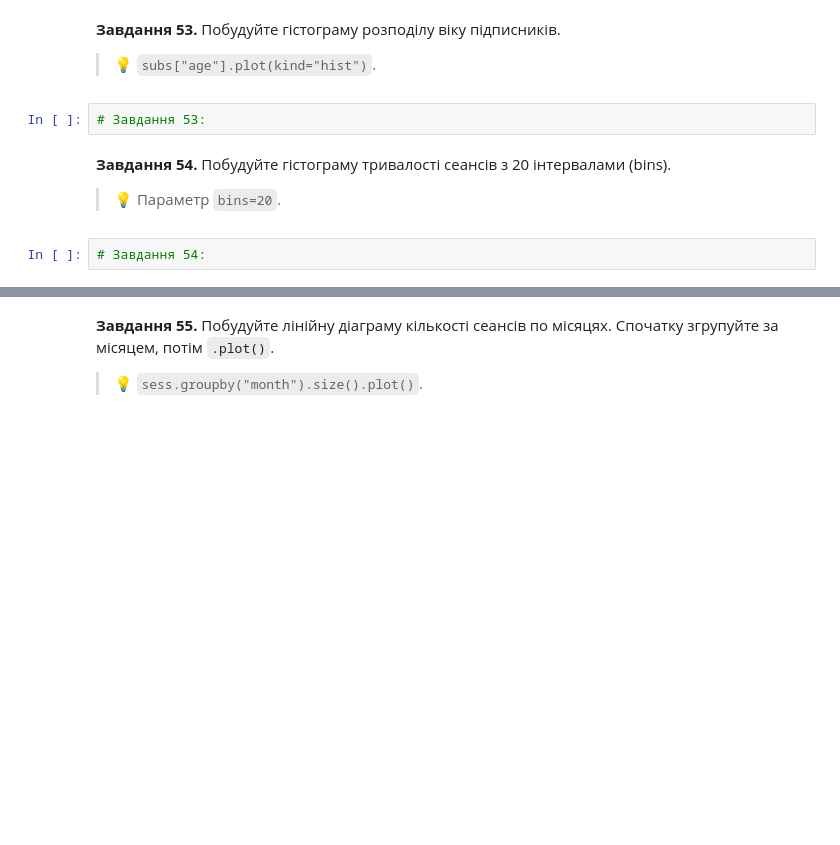
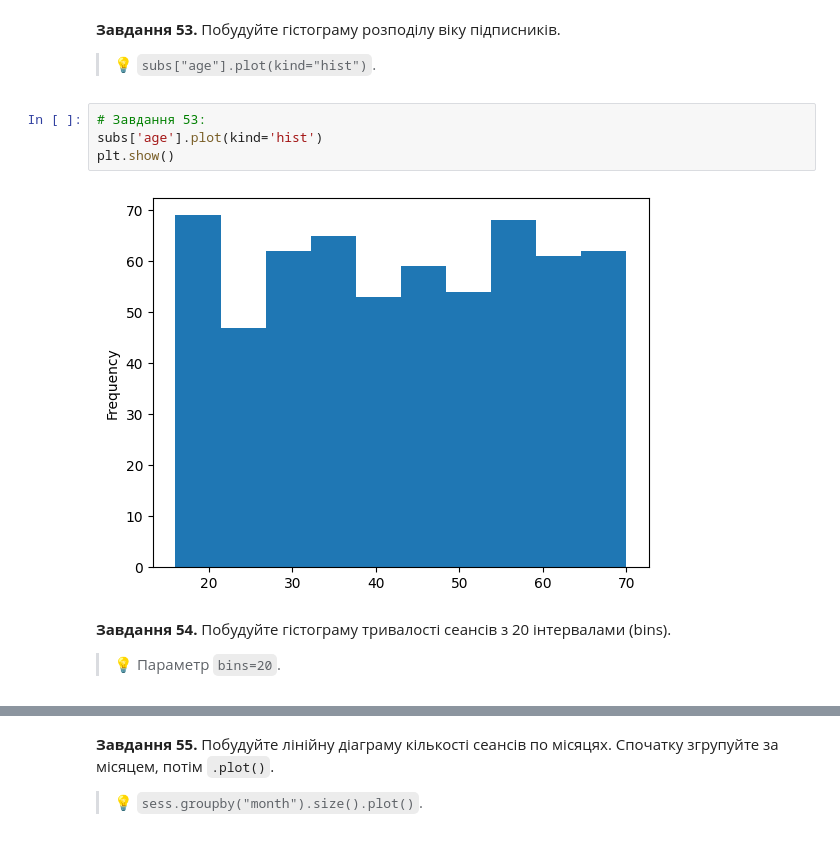
Before and after one commit to zzzer0-wav/myDTA_2026, a Jupyter notebook: DTA_homework/PANDAS_viz_practice_80tasks.ipynb, the cells around one changed output, grey strips where cells are left out. Drawn from its saved outputs; the diff is of its cells as text; blank space fills up the shorter version.

```diff
--- a/DTA_homework/PANDAS_viz_practice_80tasks.ipynb
+++ b/DTA_homework/PANDAS_viz_practice_80tasks.ipynb
@@ -439,9 +1043,11 @@ pandas вміє будувати швидкі графіки прямо з да
 > 💡 `subs["age"].plot(kind="hist")`.
 # %%
 # Завдання 53:
+subs['age'].plot(kind='hist')
+plt.show()
+# %% [output]
+[figure, added]
 # %% [markdown]
 **Завдання 54.** Побудуйте гістограму тривалості сеансів з 20 інтервалами (bins).
 
 > 💡 Параметр `bins=20`.
-# %%
-# Завдання 54:
```
Also changed, not shown: parts of 115 cells of this notebook.
